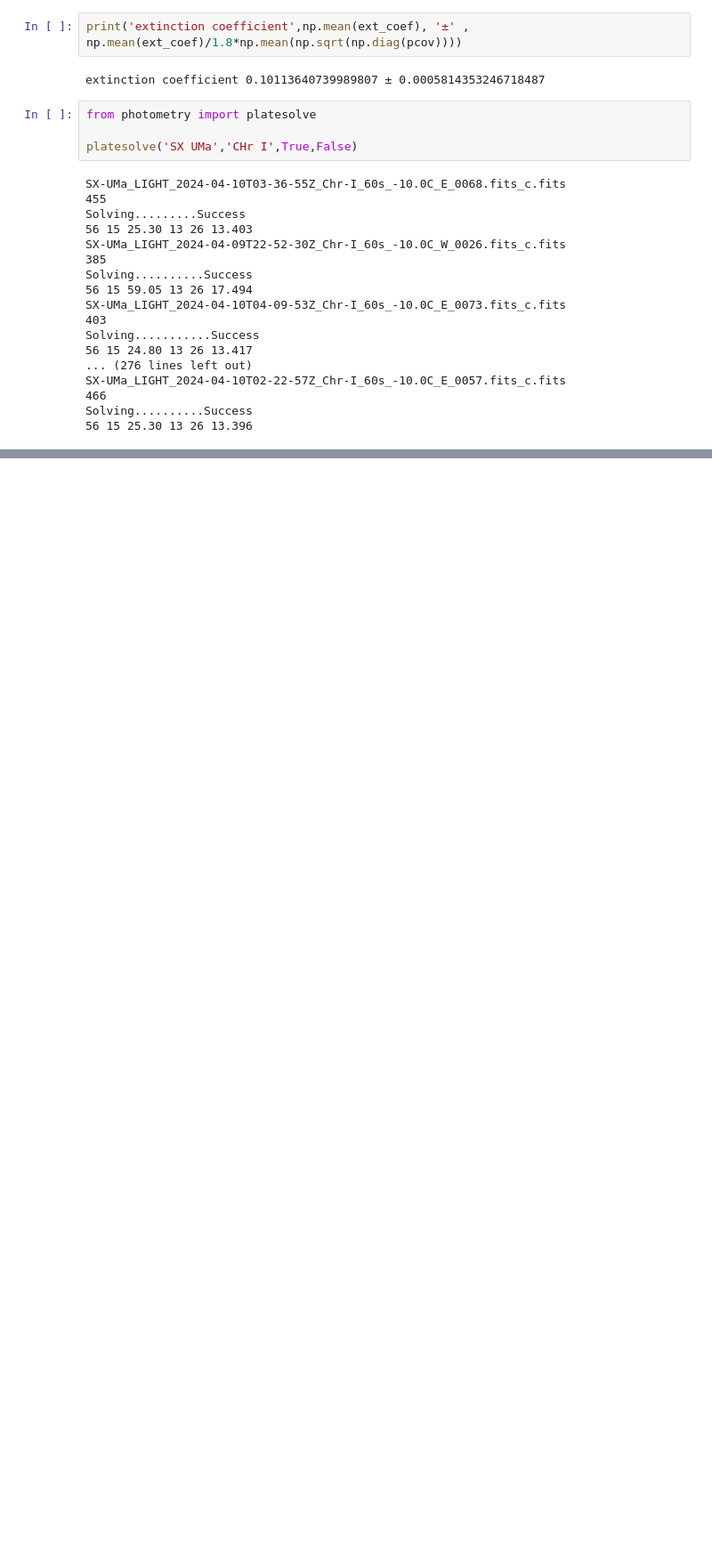
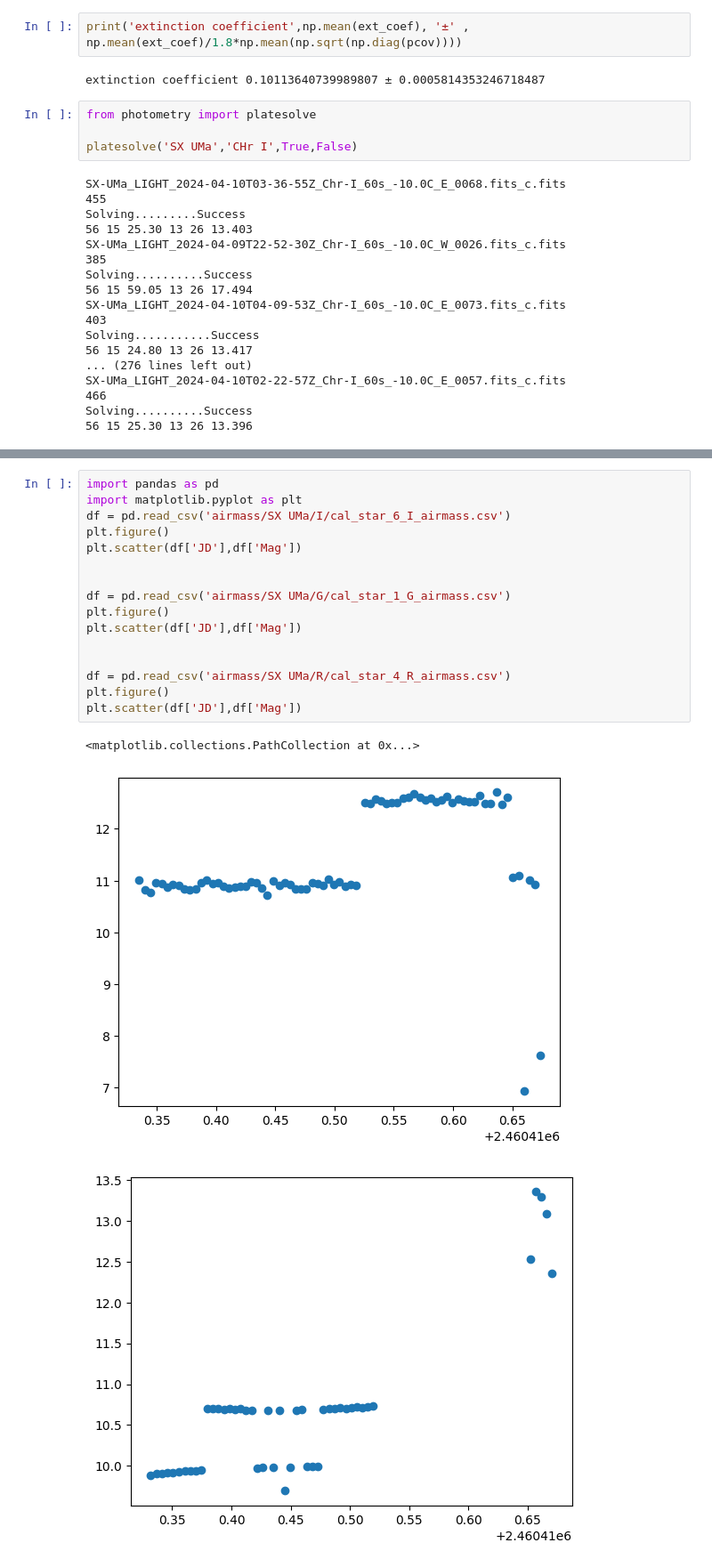
Before and after one commit to lewismcnish/Astronomy, a Jupyter notebook: Year_3/air_mass_plots.ipynb, the cells around one changed output, grey strips where cells are left out. Shown: that part at 89% size. Drawn from its saved outputs; the diff is of its cells as text; blank space fills up the shorter version.

```diff
--- a/Year_3/air_mass_plots.ipynb
+++ b/Year_3/air_mass_plots.ipynb
@@ -88,0 +139,20 @@ OSError: Cannot save file into a non-existent directory: 'airmass/I'
+# %%
+import pandas as pd
+import matplotlib.pyplot as plt
+df = pd.read_csv('airmass/SX UMa/I/cal_star_6_I_airmass.csv')
+plt.figure()
+plt.scatter(df['JD'],df['Mag'])
+
+
+df = pd.read_csv('airmass/SX UMa/G/cal_star_1_G_airmass.csv')
+plt.figure()
+plt.scatter(df['JD'],df['Mag'])
+
+
+df = pd.read_csv('airmass/SX UMa/R/cal_star_4_R_airmass.csv')
+plt.figure()
+plt.scatter(df['JD'],df['Mag'])
+# %% [output]
+<matplotlib.collections.PathCollection at 0x...>
+[figure, added]
+[figure, added]
```
Also changed, not shown: parts of 2 cells of this notebook, 13 other files.
